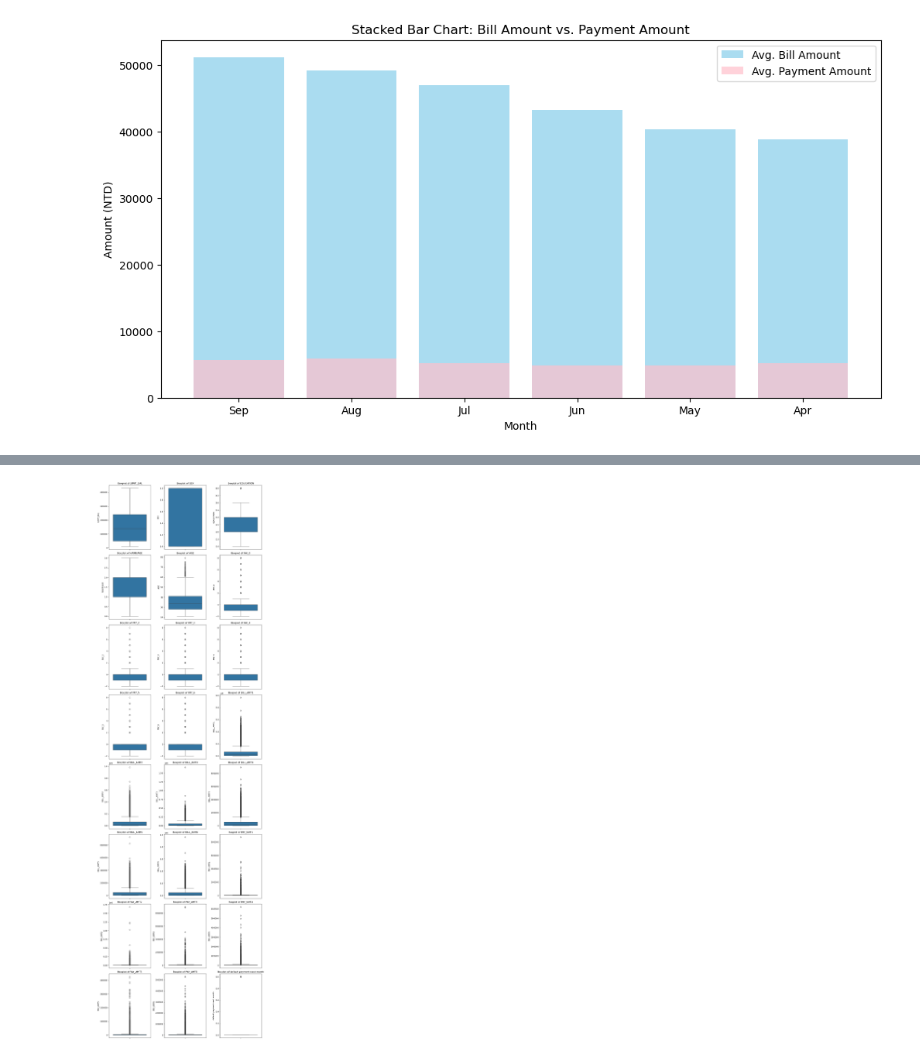
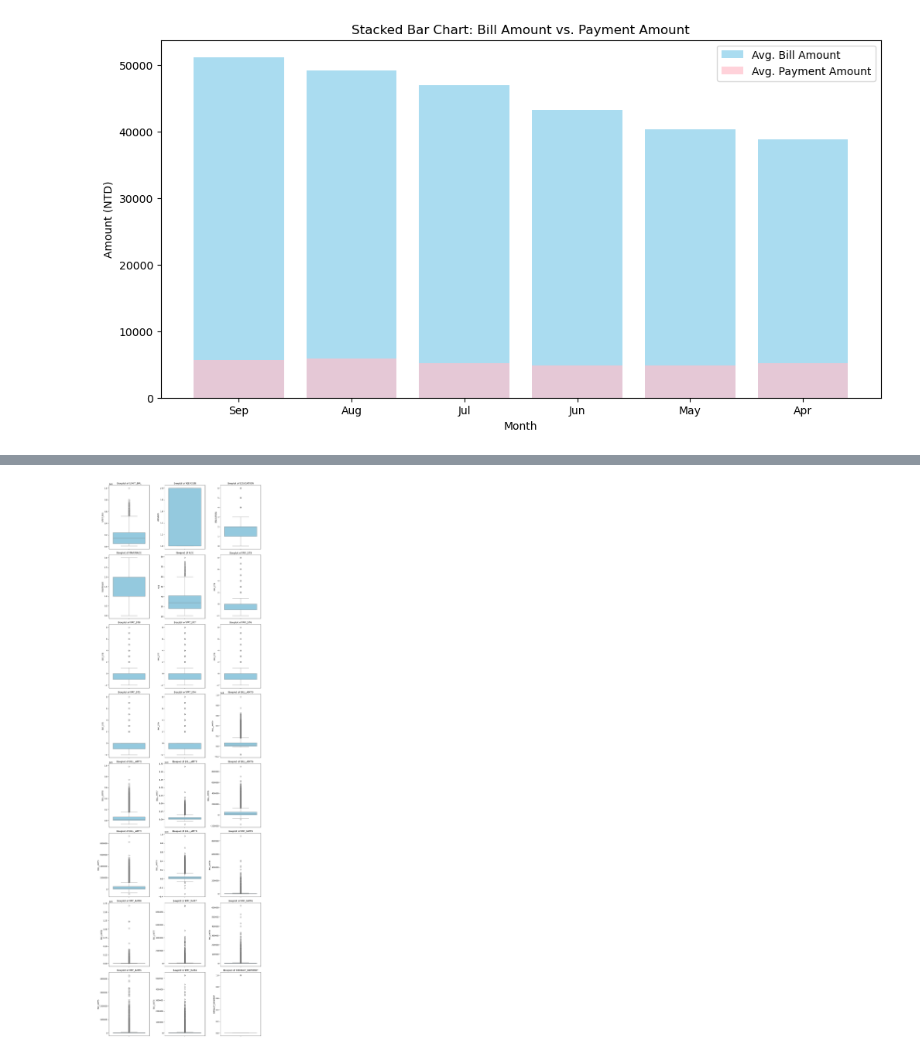
Before and after one commit to Aspyn25/DS_301_Mid_term, a Jupyter notebook: Mid_term.ipynb, the cells around one changed output, grey strips where cells are left out. Drawn from its saved outputs; the diff is of its cells as text; code cells hidden in the pictures.

```diff
--- a/Mid_term.ipynb
+++ b/Mid_term.ipynb
@@ -34,3 +36,11 @@ df.head()
 | 3 | 4 | 50000 | 2 | 2 | 1 | 37 | 0 | 0 | 0 | 0 | ... |
 | 4 | 5 | 50000 | 1 | 2 | 1 | 57 | -1 | 0 | -1 | 0 | ... |
 5 rows × 25 columns
+# %%
+df.columns = ['ID', 'LIMIT_BAL', 'GENDER', 'EDUCATION', 'MARRIAGE', 'AGE',
+               'PAY_ST9', 'PAY_ST8', 'PAY_ST7', 'PAY_ST6', 'PAY_ST5','PAY_ST4',
+               'BILL_AMT9', 'BILL_AMT8', 'BILL_AMT7', 'BILL_AMT6', 'BILL_AMT5', 'BILL_AMT4',
+               'PAY_AMT9', 'PAY_AMT8', 'PAY_AMT7', 'PAY_AMT6', 'PAY_AMT5', 'PAY_AMT4',
+       'DEFAULT_PAYMENT']
+
+df.head()
@@ -176,6 +194,3 @@ SEX
 2    18112
 1    11888
 Name: count, dtype: int64
-# %%
-for col in df.columns:
-    print(df[col].value_counts())
@@ -290,27 +287,27 @@ df.describe()
 # %%
 cols_per_row = 3  # 한 줄에 몇 개의 박스플롯을 표시할지
 num_plots = len(df.columns)  # 전체 컬럼 개수
 num_rows = int(np.ceil(num_plots / cols_per_row))  # 필요한 행 개수
 
 # 서브플롯 생성
 fig, axes = plt.subplots(num_rows, cols_per_row, figsize=(12, 5 * num_rows))
 
 # 1개의 플롯이면 배열 변환
 if num_rows == 1:
     axes = np.array([axes])
 
 axes = axes.flatten()  # 1D 배열로 변환
 
 # 박스플롯 그리기
 for i, col in enumerate(df.columns):
-    sns.boxplot(data=df[col], ax=axes[i])
+    sns.boxplot(data=df[col], ax=axes[i], color='skyblue')
     axes[i].set_title(f"Boxplot of {col}")
 
 
 plt.tight_layout()
 plt.show()
 # %% [output]
-[figure, old version]
+[figure, new version]
 # %%
 lower_limit = df['LIMIT_BAL'].quantile(0.00)  # 하위 0%
 upper_limit = df['LIMIT_BAL'].quantile(0.95)  # 상위 5%
```
Also changed, not shown: parts of 29 cells of this notebook.
